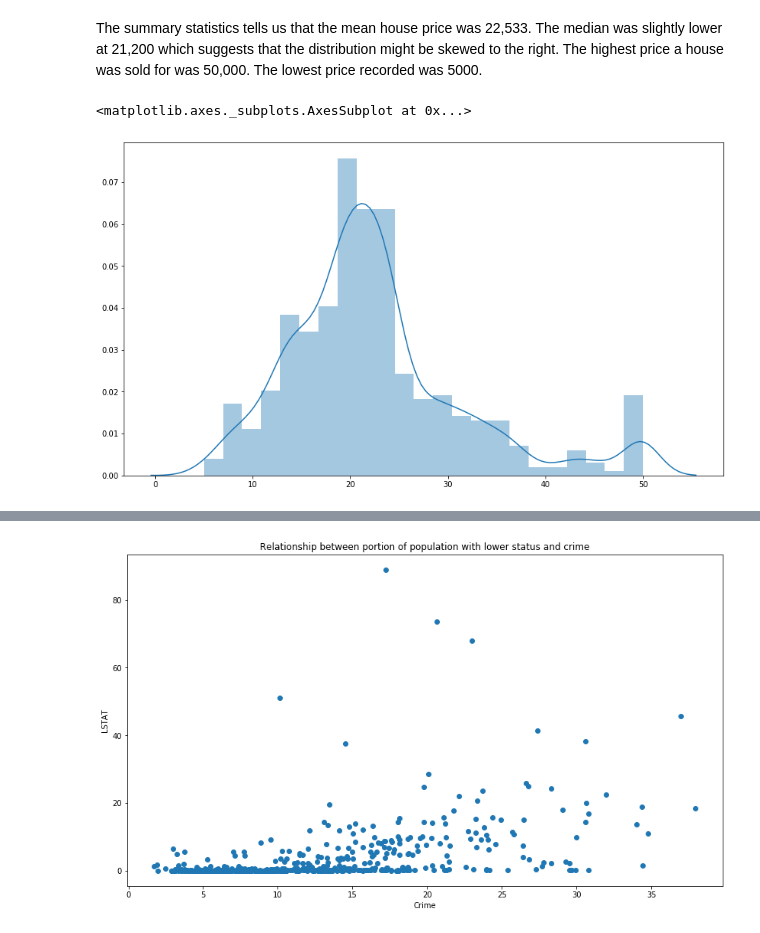
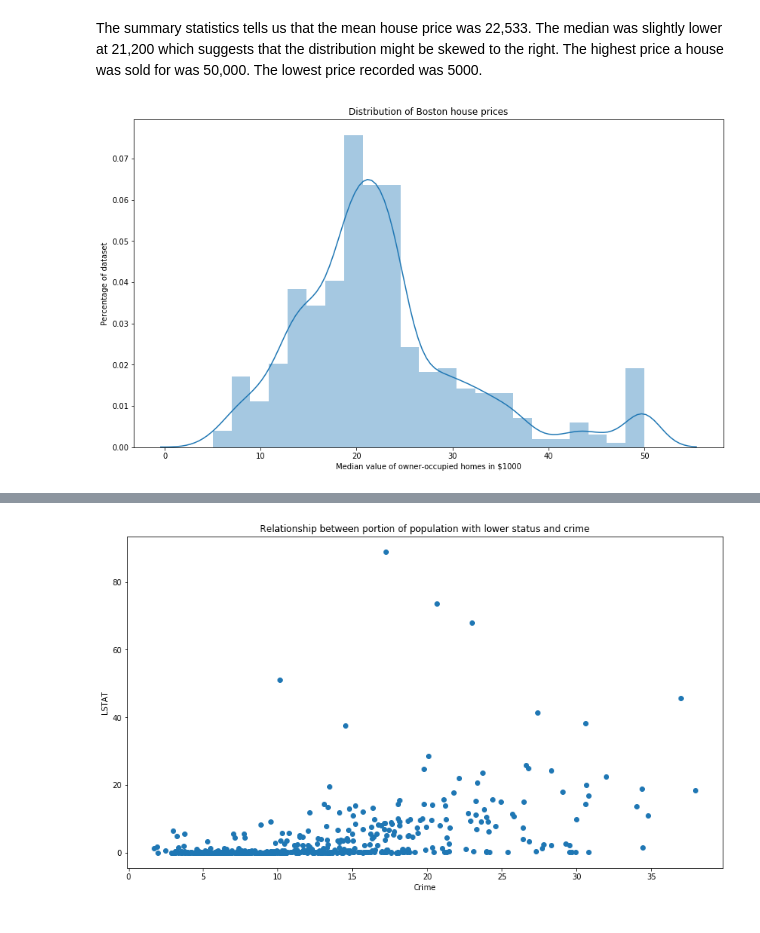
Before and after one commit to IvanaKocanova/Data_Science_Projects, a Jupyter notebook: House_price_prediction_Linear_regression.ipynb, the cells around one changed output, grey strips where cells are left out. Drawn from its saved outputs; the diff is of its cells as text; code cells hidden in the pictures.

Commit message:
Add comments and histograms of features

```diff
--- a/House_price_prediction_Linear_regression.ipynb
+++ b/House_price_prediction_Linear_regression.ipynb
@@ -93,7 +131,9 @@ The summary statistics tells us that the mean house price was 22,533. The median
 # %%
 # Plot distribution of house prices
 plt.figure(figsize=(14,8))
-sns.distplot(y)
+ax = sns.distplot(y)
+plt.title('Distribution of Boston house prices')
+ax.set(xlabel='Median value of owner-occupied homes in $1000', ylabel='Percentage of dataset')
+plt.show()
 # %% [output]
-<matplotlib.axes._subplots.AxesSubplot at 0x...>
-[figure, old version]
+[figure, new version]
```
Also changed, not shown: parts of 10 cells of this notebook.
